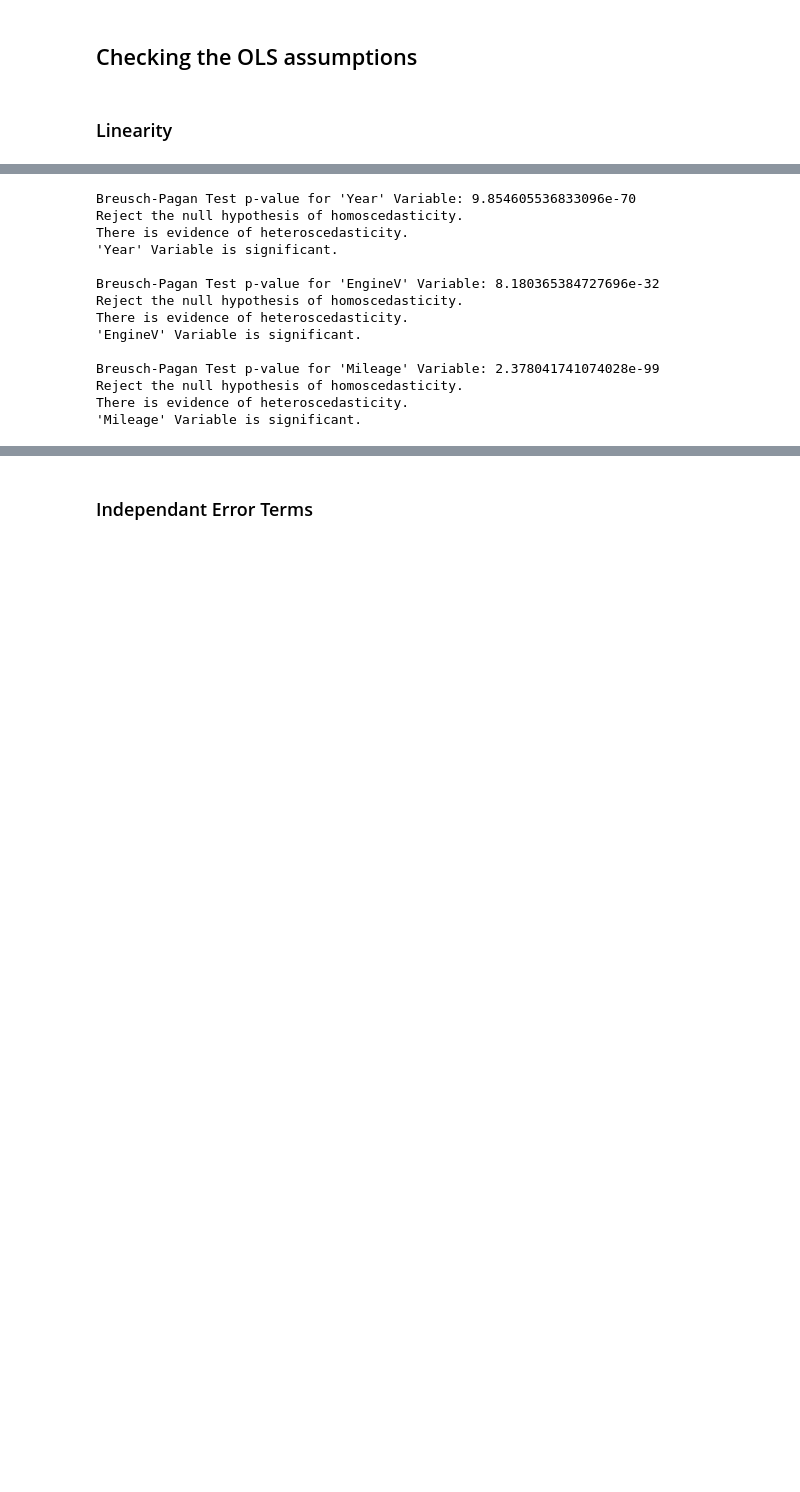
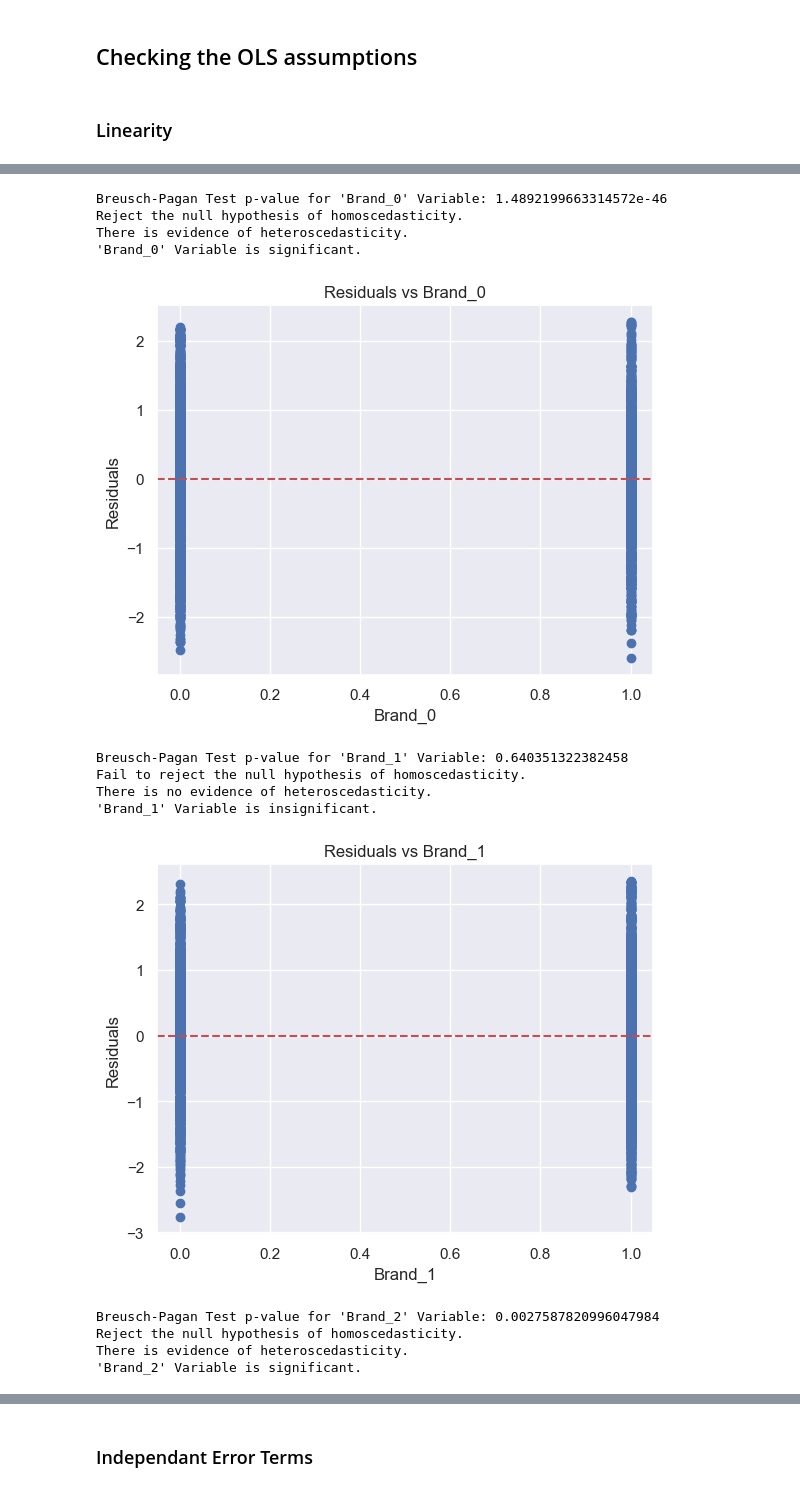
Before and after one commit to aldanajd/Data_Scientist, a Jupyter notebook: Machine Learning/Regression/Cars_price_estimator/Car_price_estimator.ipynb, the cells around one changed output, grey strips where cells are left out. Saved outputs shown, nothing was run; the diff lists cells and outputs as text; code cells hidden in the pictures; blank space fills up the shorter version.

```diff
--- a/Machine Learning/Regression/Cars_price_estimator/Car_price_estimator.ipynb
+++ b/Machine Learning/Regression/Cars_price_estimator/Car_price_estimator.ipynb
@@ -193,4 +298,4 @@ df_processed.head()
 # %%
-for col in x_columns:
-    fn(df_processed[col], df_processed["log_price"])
+for col in non_boolean_X.columns:
+    fn(df_encoded[col], df_encoded["log_price"])
 # %% [output]
@@ -202,43 +307,50 @@ for col in x_columns:
 # %%
-y = df_processed["log_price"]
+y = df_encoded["log_price"]
 # %%
-for col in x_columns:
+for col in X.columns:
 
     # Fit the OLS model
 
-    x = sm.add_constant(df_processed[col])
+    x = sm.add_constant(X[col])
     model = sm.OLS(y, x).fit()
 
     # Perform Breusch-Pagan test
     bp_test = het_breuschpagan(model.resid, model.model.exog)
 
     # Get the p-value
     p_value = bp_test[1]
 
     # Print the results
     print(f"Breusch-Pagan Test p-value for '{col}' Variable: {p_value}")
 
     # Interpret the results
     if p_value < 0.05:
         print("Reject the null hypothesis of homoscedasticity.")
         print("There is evidence of heteroscedasticity.")
         print(f"'{col}' Variable is significant.\n")
     else:
         print("Fail to reject the null hypothesis of homoscedasticity.")
         print("There is no evidence of heteroscedasticity.")
         print(f"'{col}' Variable is insignificant.\n")
+
+    plt.scatter(X[col], model.resid)
+    plt.axhline(y=0, color='r', linestyle='--')
+    plt.xlabel(col)
+    plt.ylabel('Residuals')
+    plt.title(f'Residuals vs {col}')
+    plt.show()
 # %% [output]
-Breusch-Pagan Test p-value for 'Year' Variable: 9.854605536833096e-70
+Breusch-Pagan Test p-value for 'Brand_0' Variable: 1.4892199663314572e-46
 Reject the null hypothesis of homoscedasticity.
 There is evidence of heteroscedasticity.
-'Year' Variable is significant.
-
-Breusch-Pagan Test p-value for 'EngineV' Variable: 8.180365384727696e-32
-Reject the null hypothesis of homoscedasticity.
-There is evidence of heteroscedasticity.
-'EngineV' Variable is significant.
-
-Breusch-Pagan Test p-value for 'Mileage' Variable: 2.378041741074028e-99
-Reject the null hypothesis of homoscedasticity.
-There is evidence of heteroscedasticity.
-'Mileage' Variable is significant.
+'Brand_0' Variable is significant.
+[figure, added]
+Breusch-Pagan Test p-value for 'Brand_1' Variable: 0.640351322382458
+Fail to reject the null hypothesis of homoscedasticity.
+There is no evidence of heteroscedasticity.
+'Brand_1' Variable is insignificant.
+[figure, added]
+Breusch-Pagan Test p-value for 'Brand_2' Variable: 0.0027587820996047984
+Reject the null hypothesis of homoscedasticity.
+There is evidence of heteroscedasticity.
+'Brand_2' Variable is significant.
```
Also changed, not shown: parts of 57 cells of this notebook, 1 other file.
